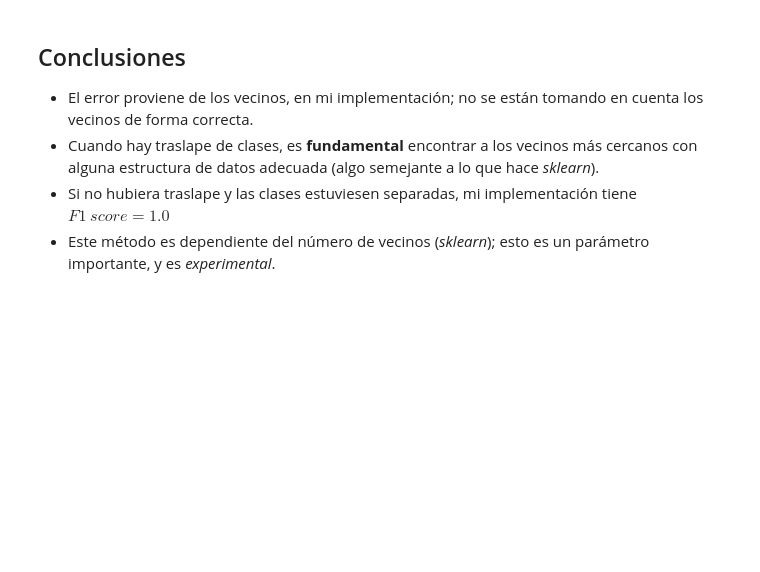
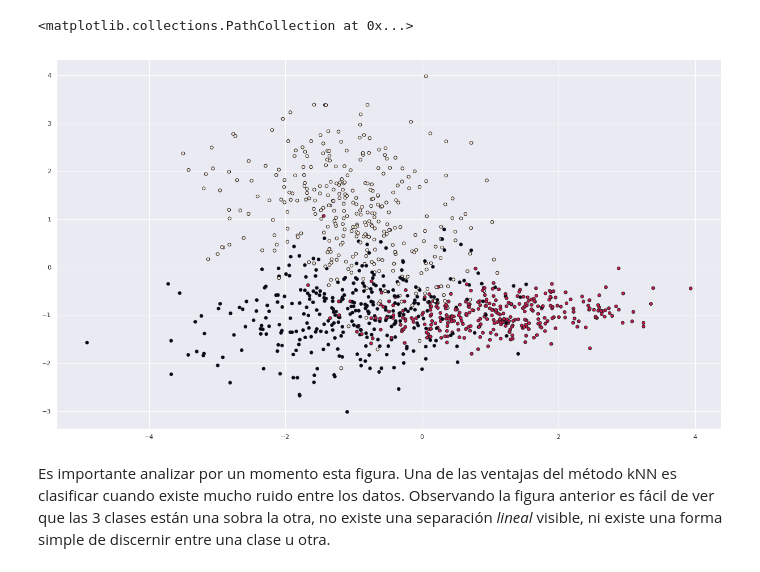
Before and after one commit to edwinb-ai/intelicompu, a Jupyter notebook: clasificacion/KNN.ipynb, the cells around one changed output. Cells and saved outputs as stored; diff of their text form; code cells hidden in the pictures; blank space fills up the shorter version.

Commit message:
Se agregaron referencias, nuevo código y figuras a la libreta KNN.

```diff
--- a/clasificacion/KNN.ipynb
+++ b/clasificacion/KNN.ipynb
@@ -26,3 +56,0 @@ Supóngase que se tienen __n__ muestras de dimensión **d** (i.e. el número de
-# %%
-%pylab inline
-pylab.rcParams['figure.figsize'] = (25, 14)
@@ -206,8 +57,33 @@ plot_confusion_matrix(matr_conf, classes=['clase_1', 'clase_2', 'clase_3'],
-# %% [markdown]
-## Conclusiones
-
-* El error proviene de los vecinos, en mi implementación; no se están tomando en cuenta los vecinos de forma correcta.
-* Cuando hay traslape de clases, es **fundamental** encontrar a los vecinos más cercanos con alguna estructura de datos adecuada
-  (algo semejante a lo que hace *sklearn*).
-* Si no hubiera traslape y las clases estuviesen separadas, mi implementación tiene $F1\ score = 1.0$
-* Este método es dependiente del número de vecinos (*sklearn*); esto es un parámetro importante, y es *experimental*.
+# %%
+# Modificar el tamaño de las figuras
+import matplotlib
+
+matplotlib.rcParams["figure.figsize"] = (21, 12)
+
+import numpy as np
+import matplotlib.pyplot as plt
+import seaborn as sns
+from sklearn.metrics import classification_report, confusion_matrix
+from sklearn.datasets import make_classification
+from sklearn.model_selection import train_test_split
+from sklearn.neighbors import KNeighborsClassifier
+
+sns.set()
+# %%
+# Crear algunos datos/clases de entrenamiento
+X, y = make_classification(
+    n_samples=1000,
+    n_features=2,
+    n_redundant=0,
+    n_informative=2,
+    n_clusters_per_class=1,
+    n_classes=3,
+    random_state=20,
+)
+# %%
+plt.scatter(X[:, 0], X[:, 1], marker="o", c=y, s=30, edgecolor="k")
+# %% [output]
+<matplotlib.collections.PathCollection at 0x...>
+[figure, added]
+# %% [markdown]
+Es importante analizar por un momento esta figura. Una de las ventajas del método kNN es clasificar cuando existe mucho ruido entre los datos. Observando la figura anterior es fácil de ver que las 3 clases están una sobra la otra, no existe una separación _lineal_ visible, ni existe una forma simple de discernir entre una clase u otra.
```
Also changed, not shown: parts of 23 cells of this notebook, 1 other file.
